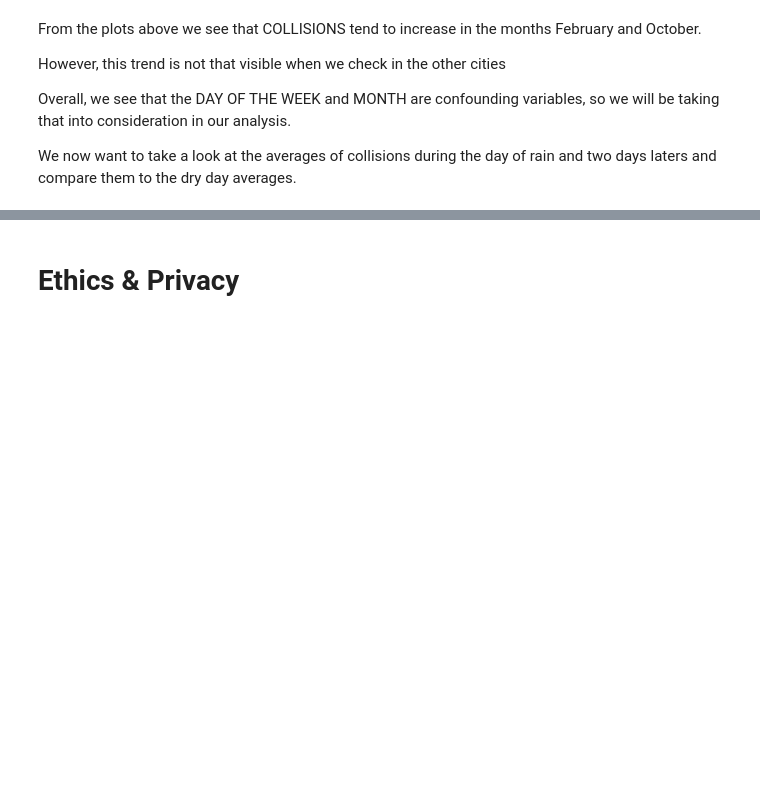
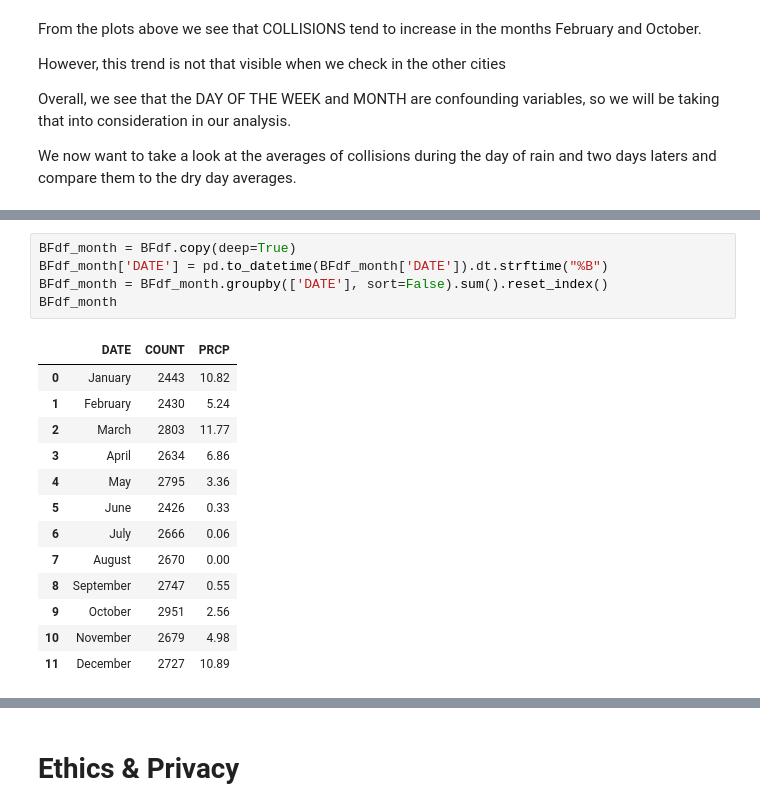
Before and after one commit to DeusSeos/Group007-Wi22-Resume, a Jupyter notebook: FinalProjectGroup007-Wi22.ipynb, the cells around one changed output, grey strips where cells are left out. Cells and saved outputs as stored; diff of their text form; blank space fills up the shorter version.

Commit message:
Final Project month spliting

```diff
--- a/FinalProjectGroup007-Wi22.ipynb
+++ b/FinalProjectGroup007-Wi22.ipynb
@@ -536,0 +538,19 @@ bfMonthAverages
+# %%
+BFdf_month = BFdf.copy(deep=True)
+BFdf_month['DATE'] = pd.to_datetime(BFdf_month['DATE']).dt.strftime("%B")
+BFdf_month = BFdf_month.groupby(['DATE'], sort=False).sum().reset_index()
+BFdf_month
+# %% [output]
+|  | DATE | COUNT | PRCP |
+| 0 | January | 2443 | 10.82 |
+| 1 | February | 2430 | 5.24 |
+| 2 | March | 2803 | 11.77 |
+| 3 | April | 2634 | 6.86 |
+| 4 | May | 2795 | 3.36 |
+| 5 | June | 2426 | 0.33 |
+| 6 | July | 2666 | 0.06 |
+| 7 | August | 2670 | 0.00 |
+| 8 | September | 2747 | 0.55 |
+| 9 | October | 2951 | 2.56 |
+| 10 | November | 2679 | 4.98 |
+| 11 | December | 2727 | 10.89 |
```
Also changed, not shown: parts of 19 cells of this notebook, 1 other file.
